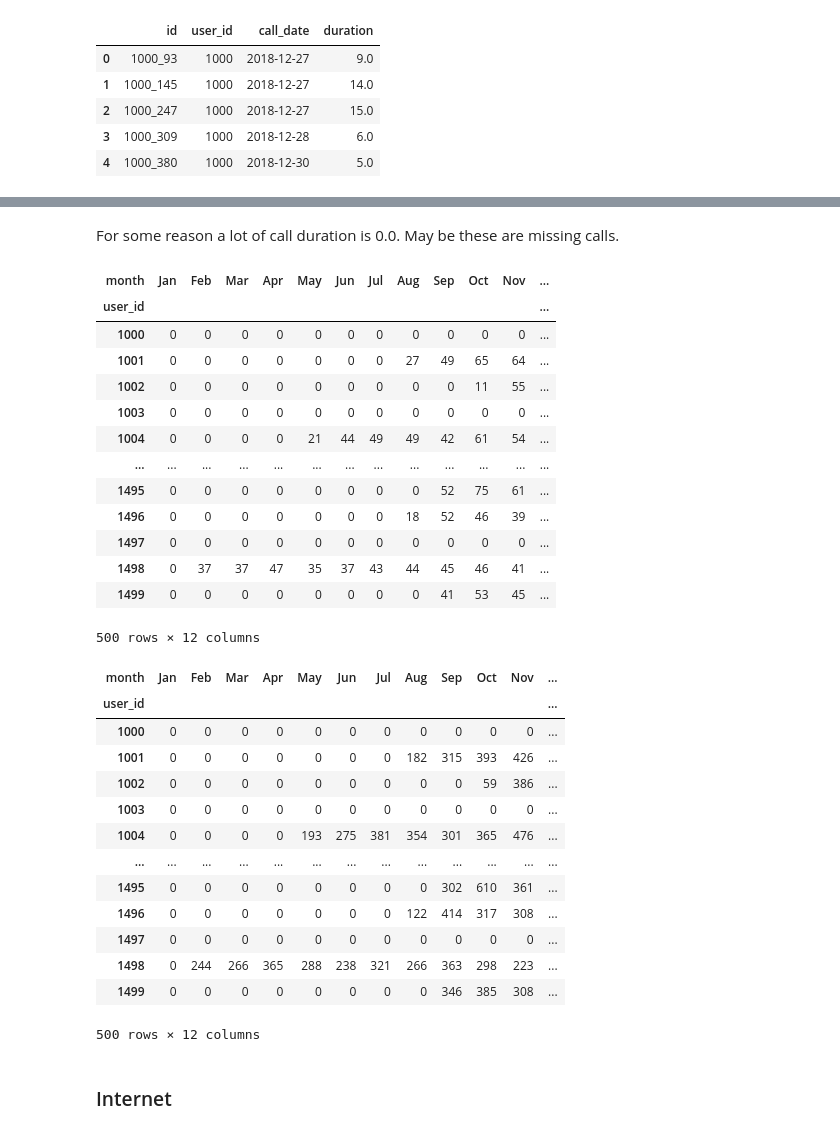
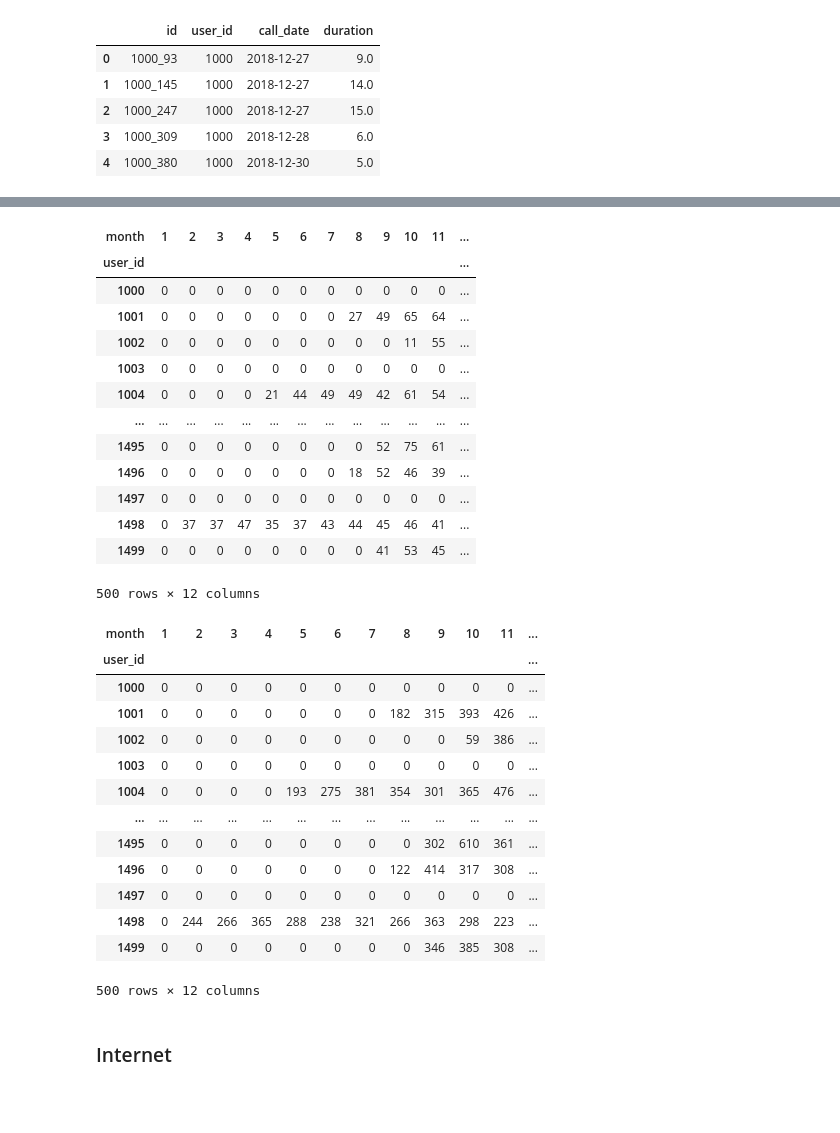
Before and after one commit to makstheimba/data-science-project-3, a Jupyter notebook: main.ipynb, the cells around one changed output, grey strips where cells are left out. Saved outputs shown, nothing was run; the diff lists cells and outputs as text; code cells hidden in the pictures; blank space fills up the shorter version.

```diff
--- a/main.ipynb
+++ b/main.ipynb
@@ -46,15 +47,12 @@ calls_df['duration'].plot(kind='hist', bins=100)
-# %% [markdown]
-For some reason a lot of call duration is 0.0. May be these are missing calls.
 # %%
 calls_df['month'] = calls_df['call_date'].dt.month
 
-number_of_calls_by_user_per_month = calls_df.pivot_table(index='user_id', columns=['month'], values='duration', aggfunc='count', fill_value=0)
-number_of_calls_by_user_per_month = number_of_calls_by_user_per_month.reindex(users_df['user_id'].unique(), fill_value=0)
+calls_by_user_per_month = calls_df.pivot_table(index='user_id', columns=['month'], values='duration', aggfunc='count', fill_value=0)
+calls_by_user_per_month = calls_by_user_per_month.reindex(users_df['user_id'].unique(), fill_value=0)
 
-number_of_calls_by_user_per_month.columns = pd.to_datetime(number_of_calls_by_user_per_month.columns, format='%m').strftime('%b')
-number_of_calls_by_user_per_month
+calls_by_user_per_month
 # %% [output]
-| month | Jan | Feb | Mar | Apr | May | Jun | Jul | Aug | Sep | Oct | Nov | ... |
+| month | 1 | 2 | 3 | 4 | 5 | 6 | 7 | 8 | 9 | 10 | 11 | ... |
 | user_id |  |  |  |  |  |  |  |  |  |  |  | ... |
 | 1000 | 0 | 0 | 0 | 0 | 0 | 0 | 0 | 0 | 0 | 0 | 0 | ... |
 | 1001 | 0 | 0 | 0 | 0 | 0 | 0 | 0 | 27 | 49 | 65 | 64 | ... |
@@ -72,10 +70,9 @@ number_of_calls_by_user_per_month
 duration_of_calls_by_user_per_month = calls_df.pivot_table(index='user_id', columns=['month'], values='duration', aggfunc='sum', fill_value=0)
 duration_of_calls_by_user_per_month = duration_of_calls_by_user_per_month.reindex(users_df['user_id'].unique(), fill_value=0)
 
-duration_of_calls_by_user_per_month.columns = pd.to_datetime(duration_of_calls_by_user_per_month.columns, format='%m').strftime('%b')
 duration_of_calls_by_user_per_month
 # %% [output]
-| month | Jan | Feb | Mar | Apr | May | Jun | Jul | Aug | Sep | Oct | Nov | ... |
+| month | 1 | 2 | 3 | 4 | 5 | 6 | 7 | 8 | 9 | 10 | 11 | ... |
 | user_id |  |  |  |  |  |  |  |  |  |  |  | ... |
 | 1000 | 0 | 0 | 0 | 0 | 0 | 0 | 0 | 0 | 0 | 0 | 0 | ... |
 | 1001 | 0 | 0 | 0 | 0 | 0 | 0 | 0 | 182 | 315 | 393 | 426 | ... |
```
Also changed, not shown: parts of 17 cells of this notebook.
